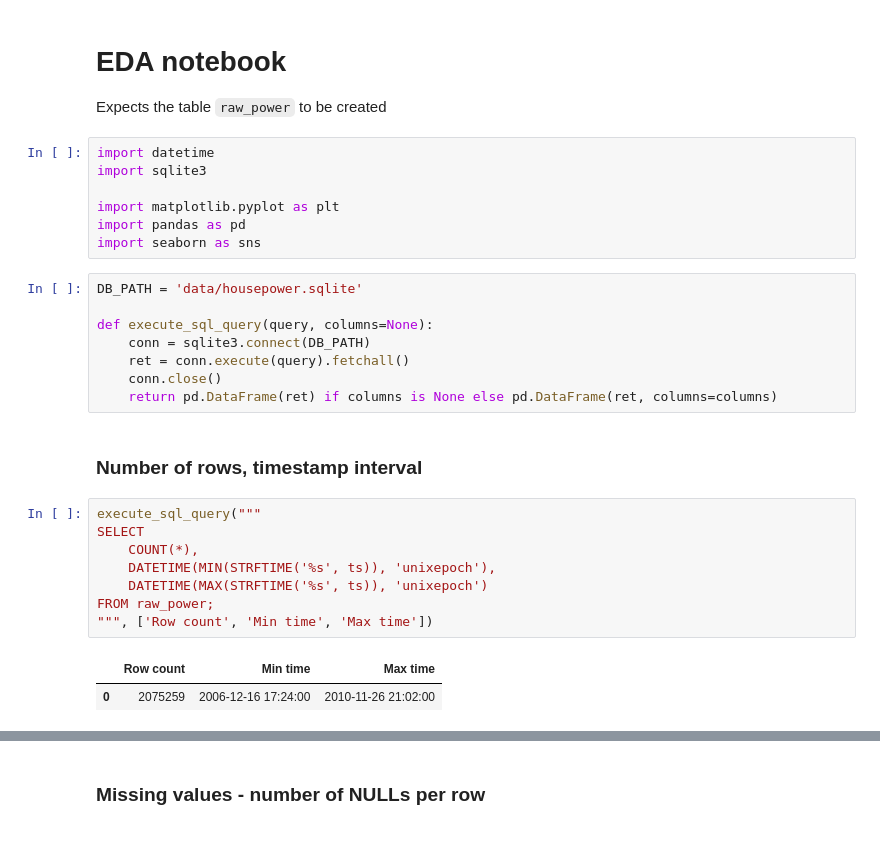
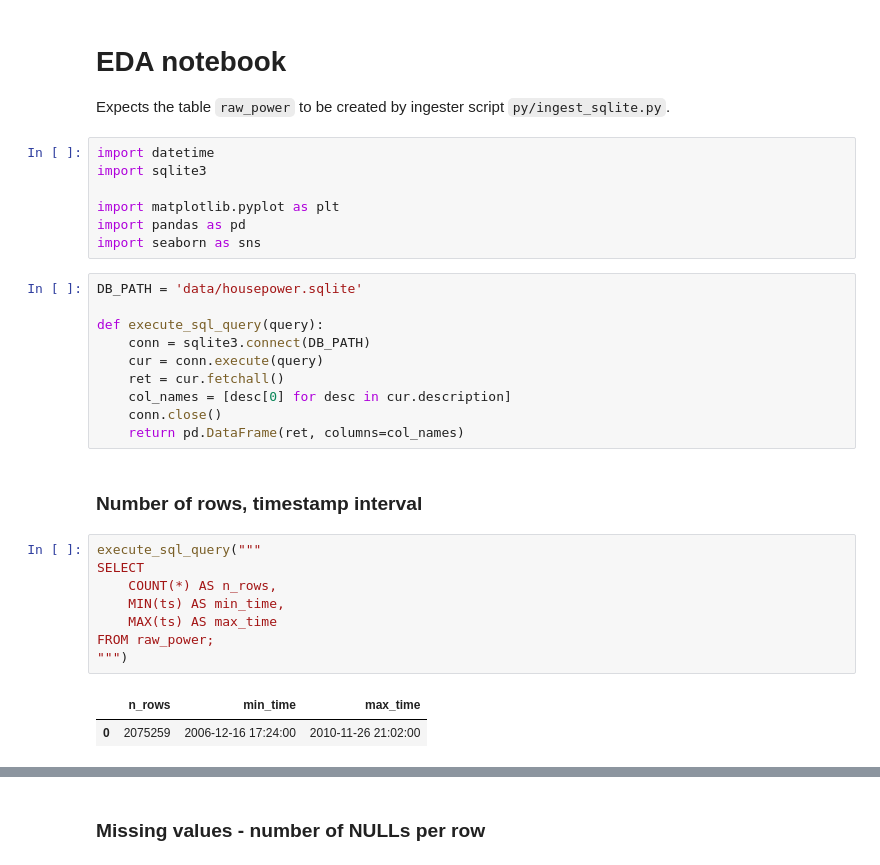
Before and after one commit to sysakm/housepower, a Jupyter notebook: EDA.ipynb, the cells around one changed output, grey strips where cells are left out. Saved outputs shown, nothing was run; the diff lists cells and outputs as text.

```diff
--- a/EDA.ipynb
+++ b/EDA.ipynb
@@ -1,7 +1,7 @@
 # %% [markdown]
 # EDA notebook
 
-Expects the table `raw_power` to be created
+Expects the table `raw_power` to be created by ingester script `py/ingest_sqlite.py`.
 # %%
 import datetime
 import sqlite3
@@ -12,21 +12,23 @@ import seaborn as sns
 # %%
 DB_PATH = 'data/housepower.sqlite'
 
-def execute_sql_query(query, columns=None):
+def execute_sql_query(query):
     conn = sqlite3.connect(DB_PATH)
-    ret = conn.execute(query).fetchall()
+    cur = conn.execute(query)
+    ret = cur.fetchall()
+    col_names = [desc[0] for desc in cur.description]
     conn.close()
-    return pd.DataFrame(ret) if columns is None else pd.DataFrame(ret, columns=columns)
+    return pd.DataFrame(ret, columns=col_names)
 # %% [markdown]
 ### Number of rows, timestamp interval
-# %%
-execute_sql_query("""
-SELECT
-    COUNT(*),
-    DATETIME(MIN(STRFTIME('%s', ts)), 'unixepoch'),
-    DATETIME(MAX(STRFTIME('%s', ts)), 'unixepoch')
-FROM raw_power;
-""", ['Row count', 'Min time', 'Max time'])
-# %% [output]
-|  | Row count | Min time | Max time |
-| 0 | 2075259 | 2006-12-16 17:24:00 | 2010-11-26 21:02:00 |
+# %%
+execute_sql_query("""
+SELECT
+    COUNT(*) AS n_rows,
+    MIN(ts) AS min_time,
+    MAX(ts) AS max_time
+FROM raw_power;
+""")
+# %% [output]
+|  | n_rows | min_time | max_time |
+| 0 | 2075259 | 2006-12-16 17:24:00 | 2010-11-26 21:02:00 |
```
Also changed, not shown: parts of 11 cells of this notebook.
